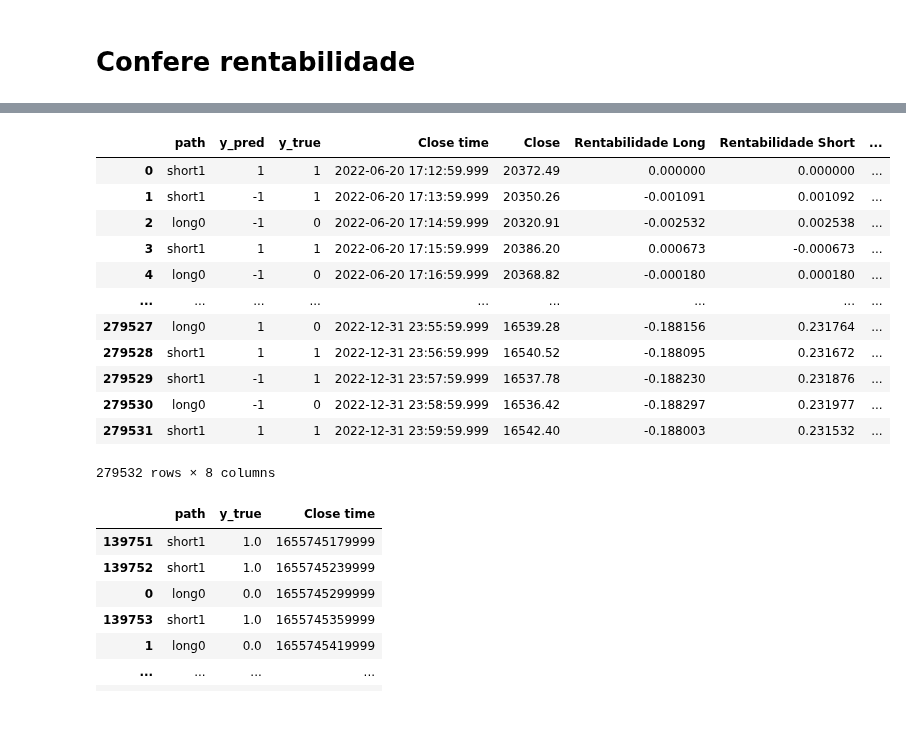
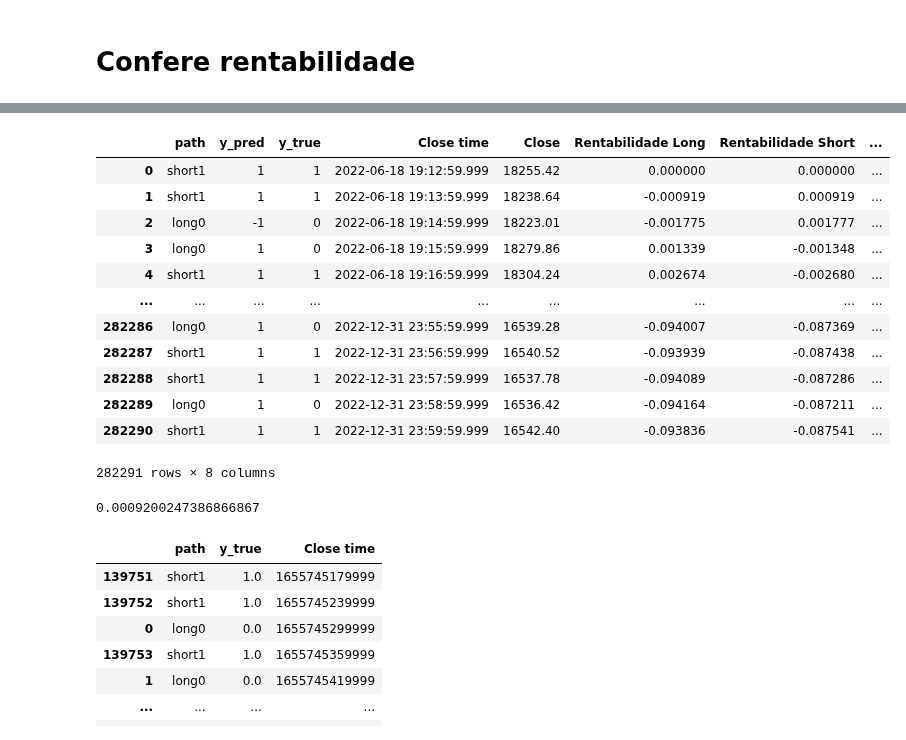
Before and after one commit to lambdavar/Artigo, a Jupyter notebook: Final.ipynb, the cells around one changed output, grey strips where cells are left out. Cells and saved outputs as stored; diff of their text form; code cells hidden in the pictures.

Commit message:
rentabilidade pronta

```diff
--- a/Final.ipynb
+++ b/Final.ipynb
@@ -292,17 +304,0 @@ Epoch 10/10
-# %%
-modelos = [CNN() for i in range(n_modelos)]
-resultado_CNN = np.empty((n_modelos, 5))
-i = 0
-for model in modelos:
-    print("Modelo:", i)
-    # precisa definir o checkpoint antes de começar cada CNN. Se não acaba usando um do outro
-    checkpoint = ModelCheckpoint(f"./modelos/modelo CNN teste{i}", monitor='val_accuracy', verbose=0, save_best_only=True, mode='max')
-    # para de treinar se a acuracia de treino parar de aumentar por 3 epochs
-    es = EarlyStopping(monitor='val_accuracy', patience=4, mode="max")
-    callbacks_list = [checkpoint, es]
-
-    # treina CNN hinge
-    model.fit(train_data,  epochs=10, use_multiprocessing=True, callbacks=callbacks_list, validation_data=validation_data) #verbose=0
-    model = keras.models.load_model(f"./modelos/modelo CNN teste{i}")
-    resultado_CNN[i] = model.evaluate(validation_data)
-    i = i + 1
@@ -609,5 +664,10 @@ y_pred = y_pred*2-1
 # pega labels reais do teste
 y_true = np.concatenate([y for x, y in test_data], axis=0)
 threshold = 0.5
+
+# investimento inicial em dolares
+investimento_inicial = 1000
+# fee em %
+fee = 0.1
 # %% [output]
 modelo 0
@@ -653,3 +814,10 @@ df
 # rendimento é posicao de hoje - posicao de ontem
 # posicao é qtd * preco
 # da pra diminuir os custos do rendimento. custo de trade da binance é 0.1%
+# %%
+investimento_inicial = 1000
+quantidade_inicial = investimento_inicial/df["Close"]
+df["Posicao"] = 0
+df.loc[0, "Posicao"] = investimento_inicial
+df.loc[0, "Quantidade"] = df.at[0, "Posicao"]/df.at[0 ,"Close"]
+df
@@ -656,47 +838,52 @@ df
 # %%
 #df["Rentabilidade B&H"] = (df["Close"].pct_change().fillna(0)+1)#.cumprod()-1
 # calcula rentabilidade diaria pra trade
 df["Rentabilidade Long"] = df["Close"].pct_change().fillna(0)
-df["Rentabilidade Short"] = (df["Close"].shift(1) / df["Close"]).cumprod()-1
+#df["Rentabilidade Short"] = (df["Close"].shift(1) / df["Close"])-1#.cumprod()
+df["Rentabilidade Short"] = df["Rentabilidade Long"]*(-1)
 
 df["Rentabilidade Trade"] = np.nan
 
-# magia negra pra pegar a rentabilidade certa pra cada tipo de operação
+"""# magia negra pra pegar a rentabilidade certa pra cada tipo de operação
 df.loc[:, ["Rentabilidade Long", "Rentabilidade Short", "Rentabilidade Trade"]] = df[["Rentabilidade Long", "Rentabilidade Short", "Rentabilidade Trade"]].shift(-1, axis=0)
 
 # quando y_pred é 0, não operamos e a rentabilidade é 0
 df.loc[df["y_pred"] == 0, "Rentabilidade Trade"] = 0
 
 # quando y_pred é 1, a rentabilidade diária é o da coluna short
 df.loc[df["y_pred"] == 1, "Rentabilidade Trade"] = df.loc[df["y_pred"] == 1, "Rentabilidade Short"]
 
 # quando y_pred é -1, a rentabilidade diária é o da coluna long
 df.loc[df["y_pred"] == -1, "Rentabilidade Trade"] = df.loc[df["y_pred"] == -1, "Rentabilidade Long"]
 
 # desfaz magia negra
 df.loc[:, ["Rentabilidade Long", "Rentabilidade Short", "Rentabilidade Trade"]] = df[["Rentabilidade Long", "Rentabilidade Short", "Rentabilidade Trade"]].shift(1, axis=0)
-
+"""
 df.fillna(0, inplace=True)
 # soma 1 e acumula
 df["Rentabilidade Trade"] = (df["Rentabilidade Trade"]+1).cumprod()-1
 df["Rentabilidade Short"] = (df["Rentabilidade Short"]+1).cumprod()-1
 df["Rentabilidade Long"] = (df["Rentabilidade Long"]+1).cumprod()-1
 
 df
 # %% [output]
 |  | path | y_pred | y_true | Close time | Close | Rentabilidade Long | Rentabilidade Short | ... |
-| 0 | short1 | 1 | 1 | 2022-06-20 17:12:59.999 | 20372.49 | 0.000000 | 0.000000 | ... |
-| 1 | short1 | -1 | 1 | 2022-06-20 17:13:59.999 | 20350.26 | -0.001091 | 0.001092 | ... |
-| 2 | long0 | -1 | 0 | 2022-06-20 17:14:59.999 | 20320.91 | -0.002532 | 0.002538 | ... |
-| 3 | short1 | 1 | 1 | 2022-06-20 17:15:59.999 | 20386.20 | 0.000673 | -0.000673 | ... |
-| 4 | long0 | -1 | 0 | 2022-06-20 17:16:59.999 | 20368.82 | -0.000180 | 0.000180 | ... |
+| 0 | short1 | 1 | 1 | 2022-06-18 19:12:59.999 | 18255.42 | 0.000000 | 0.000000 | ... |
+| 1 | short1 | 1 | 1 | 2022-06-18 19:13:59.999 | 18238.64 | -0.000919 | 0.000919 | ... |
+| 2 | long0 | -1 | 0 | 2022-06-18 19:14:59.999 | 18223.01 | -0.001775 | 0.001777 | ... |
+| 3 | long0 | 1 | 0 | 2022-06-18 19:15:59.999 | 18279.86 | 0.001339 | -0.001348 | ... |
+| 4 | short1 | 1 | 1 | 2022-06-18 19:16:59.999 | 18304.24 | 0.002674 | -0.002680 | ... |
 | ... | ... | ... | ... | ... | ... | ... | ... | ... |
-| 279527 | long0 | 1 | 0 | 2022-12-31 23:55:59.999 | 16539.28 | -0.188156 | 0.231764 | ... |
-| 279528 | short1 | 1 | 1 | 2022-12-31 23:56:59.999 | 16540.52 | -0.188095 | 0.231672 | ... |
-| 279529 | short1 | -1 | 1 | 2022-12-31 23:57:59.999 | 16537.78 | -0.188230 | 0.231876 | ... |
-| 279530 | long0 | -1 | 0 | 2022-12-31 23:58:59.999 | 16536.42 | -0.188297 | 0.231977 | ... |
-| 279531 | short1 | 1 | 1 | 2022-12-31 23:59:59.999 | 16542.40 | -0.188003 | 0.231532 | ... |
+| 282286 | long0 | 1 | 0 | 2022-12-31 23:55:59.999 | 16539.28 | -0.094007 | -0.087369 | ... |
+| 282287 | short1 | 1 | 1 | 2022-12-31 23:56:59.999 | 16540.52 | -0.093939 | -0.087438 | ... |
+| 282288 | short1 | 1 | 1 | 2022-12-31 23:57:59.999 | 16537.78 | -0.094089 | -0.087286 | ... |
+| 282289 | long0 | 1 | 0 | 2022-12-31 23:58:59.999 | 16536.42 | -0.094164 | -0.087211 | ... |
+| 282290 | short1 | 1 | 1 | 2022-12-31 23:59:59.999 | 16542.40 | -0.093836 | -0.087541 | ... |
-279532 rows × 8 columns
+282291 rows × 8 columns
+# %%
+df.at[1, "Rentabilidade Short"]
+# %% [output]
+0.0009200247386866867
 # %%
 df.to_excel("teste.xlsx")
 # %%
```
Also changed, not shown: parts of 19 cells of this notebook.
